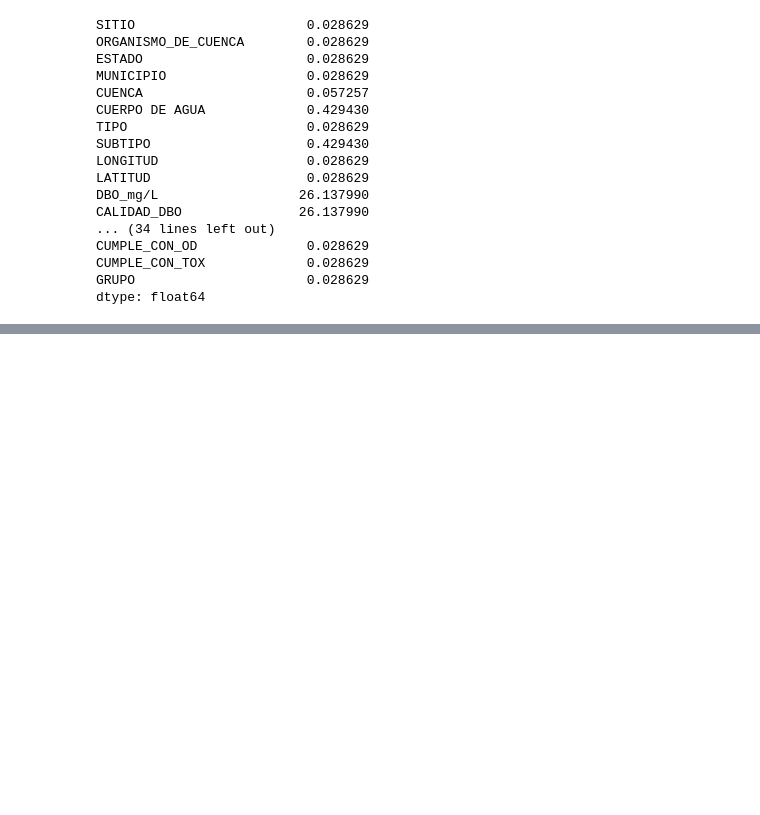
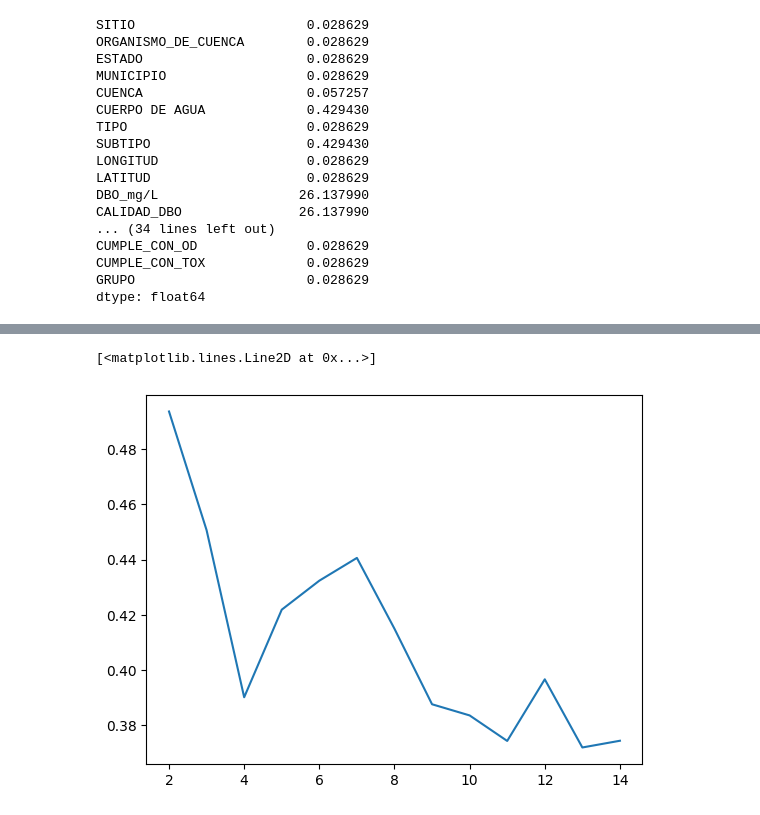
Before and after one commit to PosgradoMNA/Proyecto_equipo_160, a Jupyter notebook: Reto_aguas_superficie.ipynb, the cells around one changed output, grey strips where cells are left out. Drawn from its saved outputs; the diff is of its cells as text; code cells hidden in the pictures; blank space fills up the shorter version.

```diff
--- a/Reto_aguas_superficie.ipynb
+++ b/Reto_aguas_superficie.ipynb
@@ -203,0 +226,11 @@ memory usage: 1.3+ MB
+# %%
+from sklearn.metrics import silhouette_score
+
+ss = []
+for l in labels:
+    ss.append(silhouette_score(df, labels=l))
+# %%
+plt.plot(clusters,ss)
+# %% [output]
+[<matplotlib.lines.Line2D at 0x...>]
+[figure, added]
```
Also changed, not shown: parts of 9 cells of this notebook.
